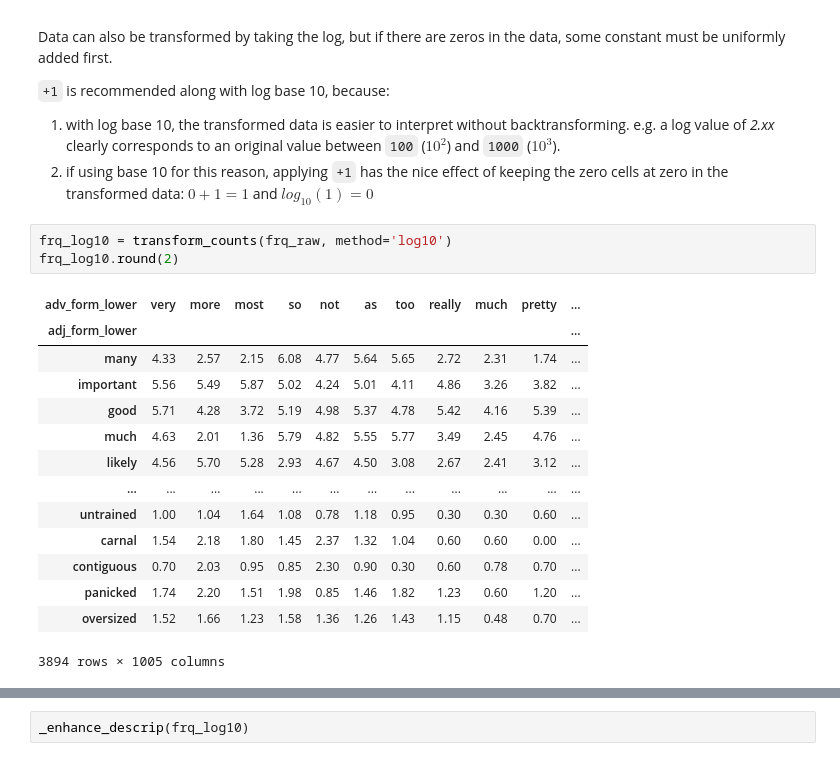
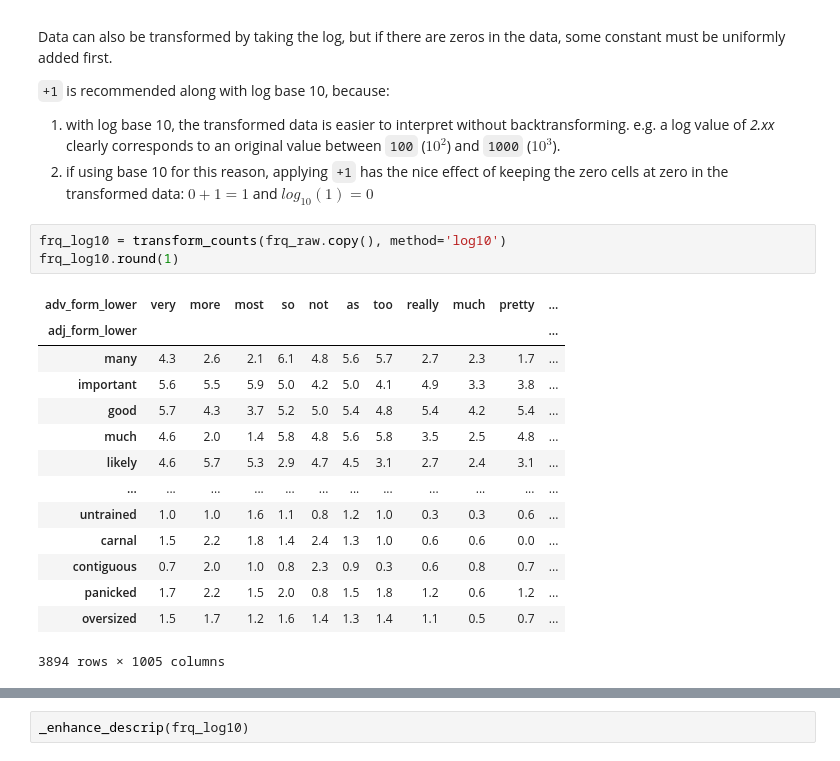
Before and after one commit to AndreaTheLinguist/sanpi, a Jupyter notebook: notebooks/transform_freqs.ipynb, the cells around one changed output, grey strips where cells are left out. Drawn from its saved outputs; the diff is of its cells as text.

```diff
--- a/notebooks/transform_freqs.ipynb
+++ b/notebooks/transform_freqs.ipynb
@@ -300,22 +300,22 @@ sqrt0_sample.round(1)
   1. with log base 10, the transformed data is easier to interpret without backtransforming. e.g. a log value of *2.xx* clearly corresponds to an original value between `100` ($10^2$) and `1000` ($10^3$).
   2. if using base 10 for this reason, applying `+1` has the nice effect of keeping the zero cells at zero in the transformed data: $0+1=1$ and $log_{10}(1)=0$
 # %%
-frq_log10 = transform_counts(frq_raw, method='log10')
-frq_log10.round(2)
+frq_log10 = transform_counts(frq_raw.copy(), method='log10')
+frq_log10.round(1)
 # %% [output]
 | adv_form_lower | very | more | most | so | not | as | too | really | much | pretty | ... |
 | adj_form_lower |  |  |  |  |  |  |  |  |  |  | ... |
-| many | 4.33 | 2.57 | 2.15 | 6.08 | 4.77 | 5.64 | 5.65 | 2.72 | 2.31 | 1.74 | ... |
-| important | 5.56 | 5.49 | 5.87 | 5.02 | 4.24 | 5.01 | 4.11 | 4.86 | 3.26 | 3.82 | ... |
-| good | 5.71 | 4.28 | 3.72 | 5.19 | 4.98 | 5.37 | 4.78 | 5.42 | 4.16 | 5.39 | ... |
-| much | 4.63 | 2.01 | 1.36 | 5.79 | 4.82 | 5.55 | 5.77 | 3.49 | 2.45 | 4.76 | ... |
-| likely | 4.56 | 5.70 | 5.28 | 2.93 | 4.67 | 4.50 | 3.08 | 2.67 | 2.41 | 3.12 | ... |
+| many | 4.3 | 2.6 | 2.1 | 6.1 | 4.8 | 5.6 | 5.7 | 2.7 | 2.3 | 1.7 | ... |
+| important | 5.6 | 5.5 | 5.9 | 5.0 | 4.2 | 5.0 | 4.1 | 4.9 | 3.3 | 3.8 | ... |
+| good | 5.7 | 4.3 | 3.7 | 5.2 | 5.0 | 5.4 | 4.8 | 5.4 | 4.2 | 5.4 | ... |
+| much | 4.6 | 2.0 | 1.4 | 5.8 | 4.8 | 5.6 | 5.8 | 3.5 | 2.5 | 4.8 | ... |
+| likely | 4.6 | 5.7 | 5.3 | 2.9 | 4.7 | 4.5 | 3.1 | 2.7 | 2.4 | 3.1 | ... |
 | ... | ... | ... | ... | ... | ... | ... | ... | ... | ... | ... | ... |
-| untrained | 1.00 | 1.04 | 1.64 | 1.08 | 0.78 | 1.18 | 0.95 | 0.30 | 0.30 | 0.60 | ... |
-| carnal | 1.54 | 2.18 | 1.80 | 1.45 | 2.37 | 1.32 | 1.04 | 0.60 | 0.60 | 0.00 | ... |
-| contiguous | 0.70 | 2.03 | 0.95 | 0.85 | 2.30 | 0.90 | 0.30 | 0.60 | 0.78 | 0.70 | ... |
-| panicked | 1.74 | 2.20 | 1.51 | 1.98 | 0.85 | 1.46 | 1.82 | 1.23 | 0.60 | 1.20 | ... |
-| oversized | 1.52 | 1.66 | 1.23 | 1.58 | 1.36 | 1.26 | 1.43 | 1.15 | 0.48 | 0.70 | ... |
+| untrained | 1.0 | 1.0 | 1.6 | 1.1 | 0.8 | 1.2 | 1.0 | 0.3 | 0.3 | 0.6 | ... |
+| carnal | 1.5 | 2.2 | 1.8 | 1.4 | 2.4 | 1.3 | 1.0 | 0.6 | 0.6 | 0.0 | ... |
+| contiguous | 0.7 | 2.0 | 1.0 | 0.8 | 2.3 | 0.9 | 0.3 | 0.6 | 0.8 | 0.7 | ... |
+| panicked | 1.7 | 2.2 | 1.5 | 2.0 | 0.8 | 1.5 | 1.8 | 1.2 | 0.6 | 1.2 | ... |
+| oversized | 1.5 | 1.7 | 1.2 | 1.6 | 1.4 | 1.3 | 1.4 | 1.1 | 0.5 | 0.7 | ... |
 3894 rows × 1005 columns
 # %%
 log10_head, log10_sample = sample_counts(
```
Also changed, not shown: parts of 16 cells of this notebook, 18 other files.
